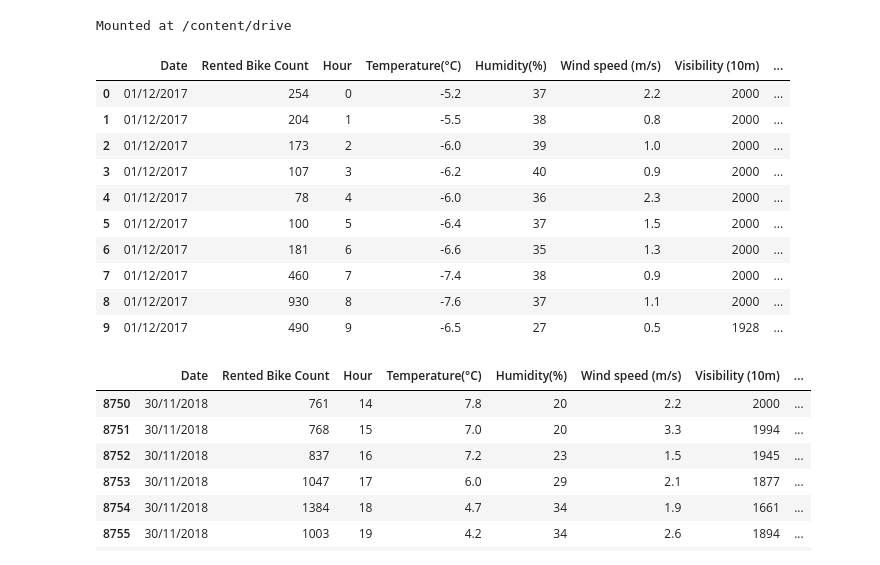
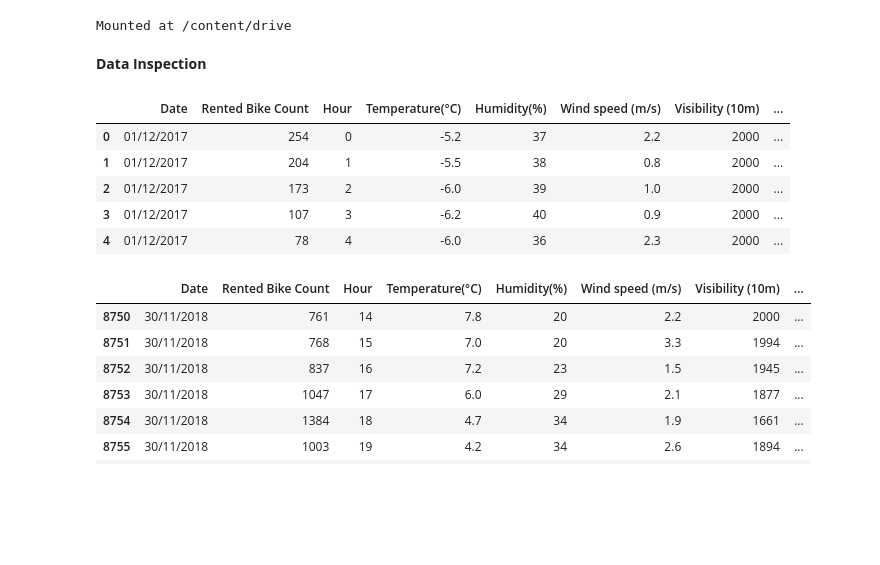
Before and after one commit to NehaGupta-DataScientists/Bike-Sharing-Demand-Prediction, a Jupyter notebook: Bike_Sharing_Demand_Prediction_Capstone_Project.ipynb, the cells around one changed output. Saved outputs shown, nothing was run; the diff lists cells and outputs as text; code cells hidden in the pictures; blank space fills up the shorter version.

```diff
--- a/Bike_Sharing_Demand_Prediction_Capstone_Project.ipynb
+++ b/Bike_Sharing_Demand_Prediction_Capstone_Project.ipynb
@@ -61,20 +95,17 @@ Mounted at /content/drive
 # %%
 # Import the data
 bike = pd.read_csv('/content/drive/MyDrive/SeoulBikeData.csv',encoding = 'unicode_escape')
+# %% [markdown]
+**Data Inspection**
 # %%
-bike.head(10)
+bike.head()
 # %% [output]
 |  | Date | Rented Bike Count | Hour | Temperature(°C) | Humidity(%) | Wind speed (m/s) | Visibility (10m) | ... |
 | 0 | 01/12/2017 | 254 | 0 | -5.2 | 37 | 2.2 | 2000 | ... |
 | 1 | 01/12/2017 | 204 | 1 | -5.5 | 38 | 0.8 | 2000 | ... |
 | 2 | 01/12/2017 | 173 | 2 | -6.0 | 39 | 1.0 | 2000 | ... |
 | 3 | 01/12/2017 | 107 | 3 | -6.2 | 40 | 0.9 | 2000 | ... |
 | 4 | 01/12/2017 | 78 | 4 | -6.0 | 36 | 2.3 | 2000 | ... |
-| 5 | 01/12/2017 | 100 | 5 | -6.4 | 37 | 1.5 | 2000 | ... |
-| 6 | 01/12/2017 | 181 | 6 | -6.6 | 35 | 1.3 | 2000 | ... |
-| 7 | 01/12/2017 | 460 | 7 | -7.4 | 38 | 0.9 | 2000 | ... |
-| 8 | 01/12/2017 | 930 | 8 | -7.6 | 37 | 1.1 | 2000 | ... |
-| 9 | 01/12/2017 | 490 | 9 | -6.5 | 27 | 0.5 | 1928 | ... |
 # %%
 bike.tail(10)
 # %% [output]
```
Also changed, not shown: parts of 7 cells of this notebook.
